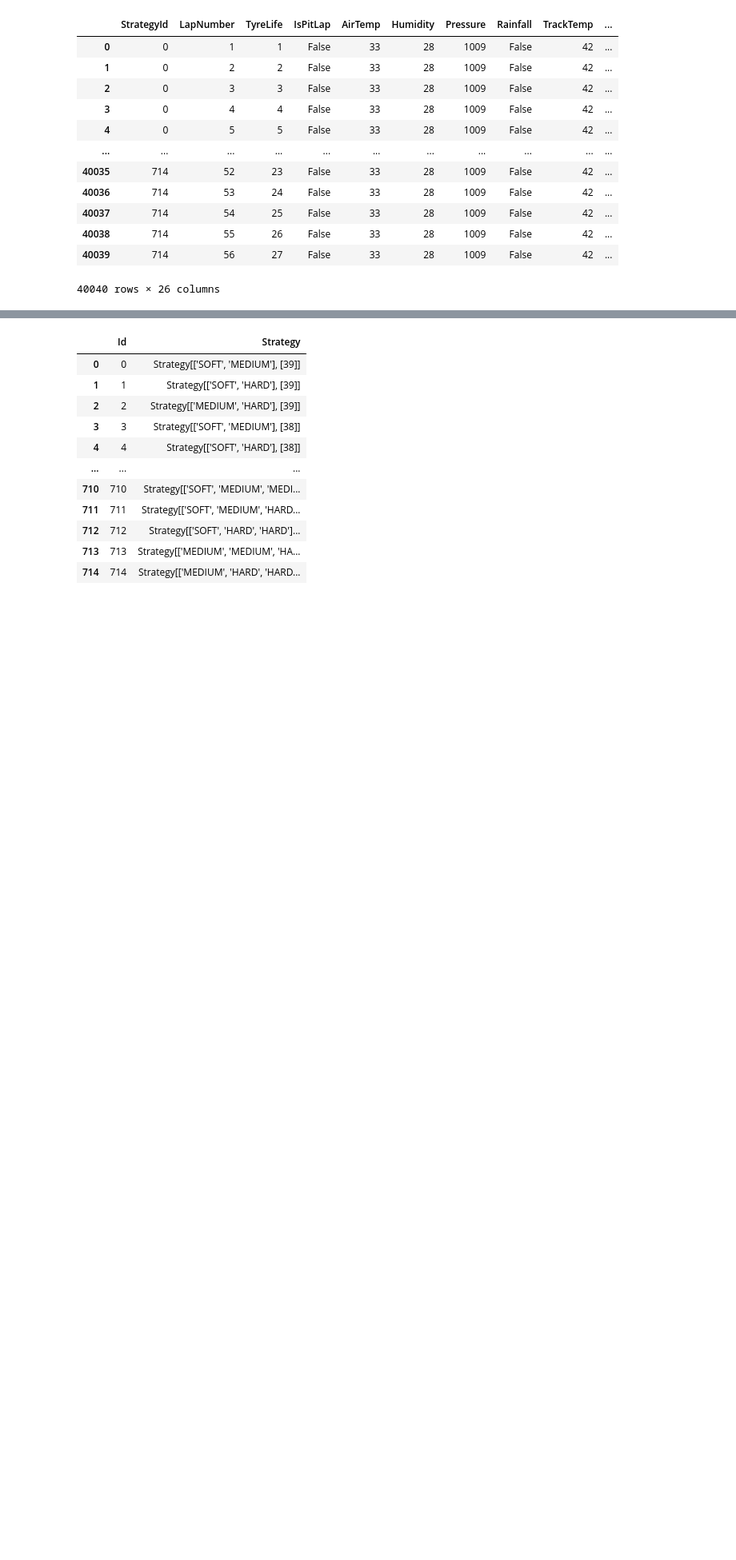
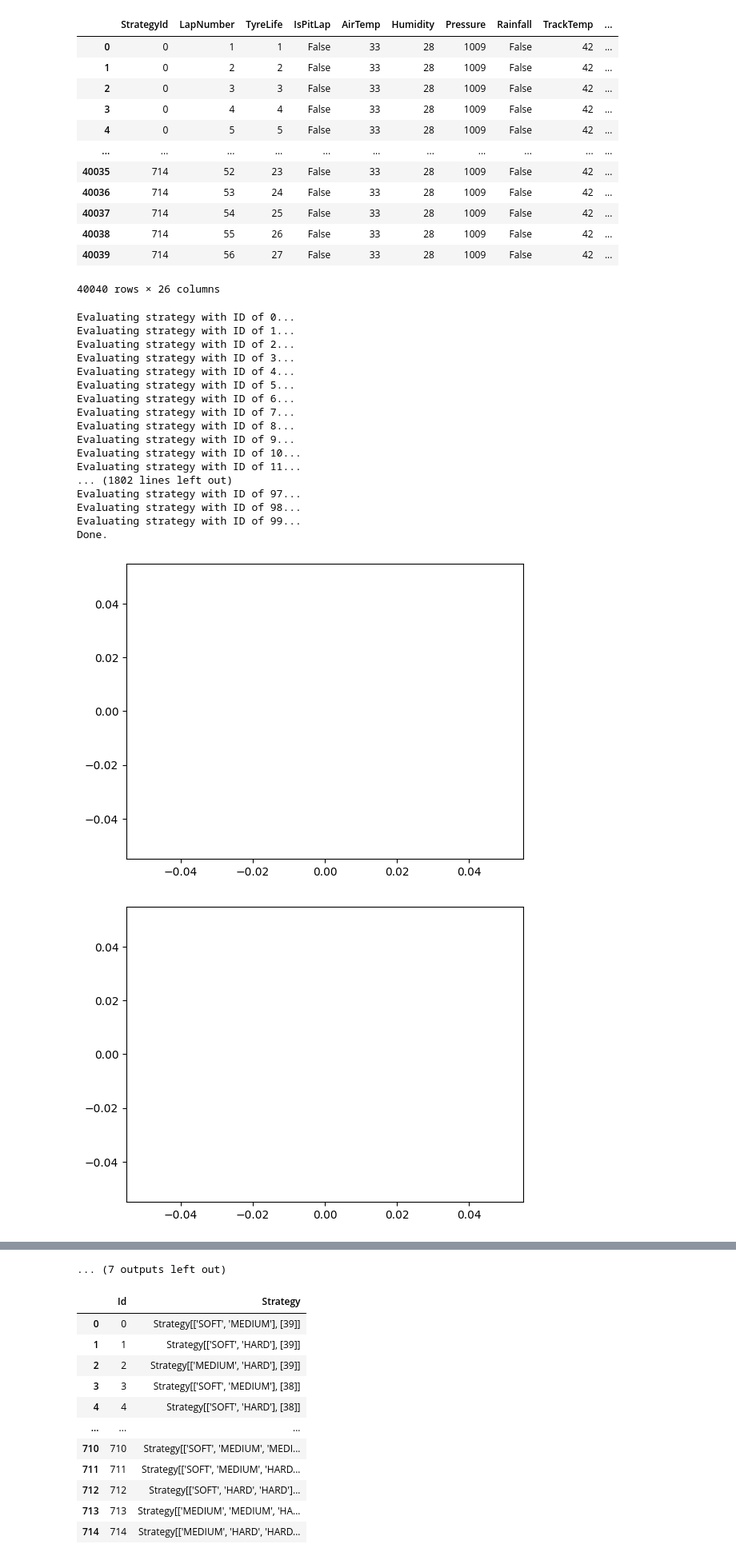
Before and after one commit to kw-00/f1-pitstop-advisor-revised, a Jupyter notebook: experiments/4_simulation.ipynb, the cells around one changed output, grey strips where cells are left out. Shown at 80% size. Cells and saved outputs as stored; diff of their text form; code cells hidden in the pictures; blank space fills up the shorter version.

```diff
--- a/experiments/4_simulation.ipynb
+++ b/experiments/4_simulation.ipynb
@@ -79,12 +81,38 @@ simulation_results["FullStrategyData"]["Austin"][0]["Laps"]
 | 40039 | 714 | 56 | 27 | False | 33 | 28 | 1009 | False | 42 | ... |
 40040 rows × 26 columns
 # %%
+
+
 for circuit, strategy_data_by_conditions in simulation_results["FullStrategyData"].items():
     model = models[circuit]["XGBRegressor"].best_estimator_
     for conditions_id, strategy_data in strategy_data_by_conditions.items():
         laps = strategy_data["Laps"]
         strategies = strategy_data["Strategies"]
         strategies = _simutils.evaluate_strategies(strategy_data, model)
         conditions = simulation_results["WeatherAndMappingCombinations"].loc[conditions_id]
-        mapping_name = conditions["WeatherName"]
-        weather_name = conditions["CompoundMappingName"]
+        mapping_name: str = conditions["WeatherName"] # type: ignore
+        weather_name: str = conditions["CompoundMappingName"] # type: ignore
+
+        path = f"./figures/simulation_results/{circuit}/{weather_name.replace(' ', '_')}__{mapping_name.replace(' ', '_')}"
+        fig, ax = plt.subplots()
+        ax.plot()
+# %% [output]
+Evaluating strategy with ID of 0...
+Evaluating strategy with ID of 1...
+Evaluating strategy with ID of 2...
+Evaluating strategy with ID of 3...
+Evaluating strategy with ID of 4...
+Evaluating strategy with ID of 5...
+Evaluating strategy with ID of 6...
+Evaluating strategy with ID of 7...
+Evaluating strategy with ID of 8...
+Evaluating strategy with ID of 9...
+Evaluating strategy with ID of 10...
+Evaluating strategy with ID of 11...
+... (1802 lines left out)
+Evaluating strategy with ID of 97...
+Evaluating strategy with ID of 98...
+Evaluating strategy with ID of 99...
+Done.
+[figure, added]
+[figure, added]
@@ -91,3 +128,4 @@ for circuit, strategy_data_by_conditions in simulation_results["FullStrategyData
+... (7 outputs left out)
 # %%
 strategies
 # %% [output]
```
Also changed, not shown: parts of 2 cells of this notebook, 1 other file.
